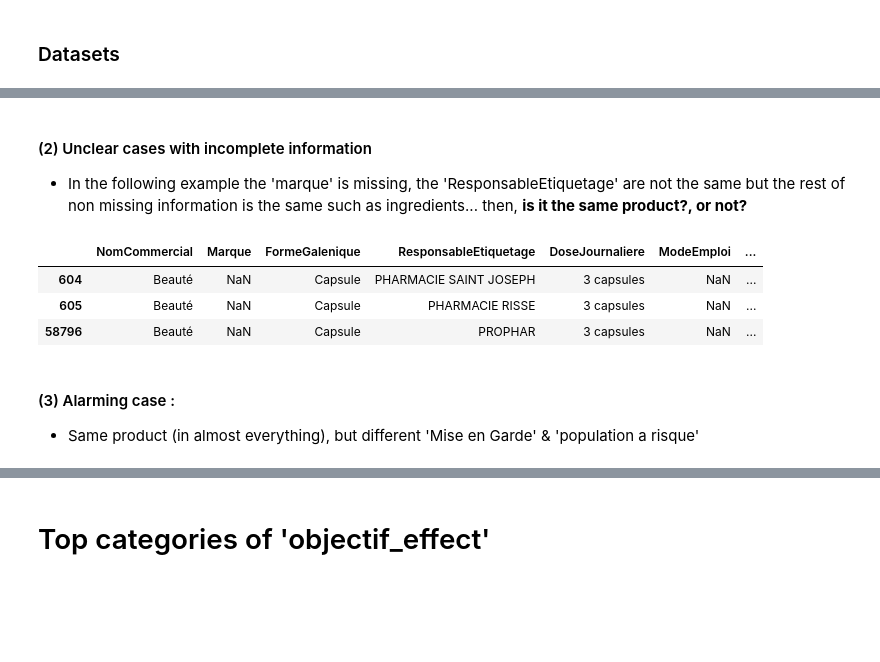
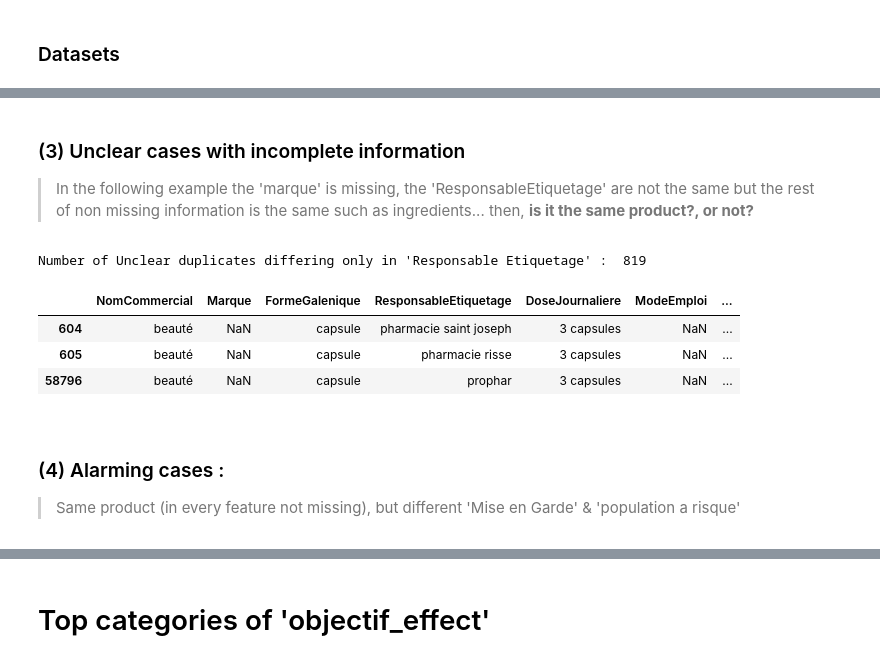
Before and after one commit to RamiroHR/hackathon_complements_alimentaires, a Jupyter notebook: Data_Exploration.ipynb, the cells around one changed output, grey strips where cells are left out. Cells and saved outputs as stored; diff of their text form; code cells hidden in the pictures; blank space fills up the shorter version.

```diff
--- a/Data_Exploration.ipynb
+++ b/Data_Exploration.ipynb
@@ -69,0 +79,3 @@ dtype: float64
+# %%
+df_complements = df_complements.apply(lambda x: x.str.lower() if(x.dtype == 'object') else x)
+df_complements.head()
@@ -69,0 +96,13 @@ dtype: float64
+# %%
+# ex = 295, 654
+print("Example Before Replacement: ", df_complements.loc[295,:].to_dict()['NomCommercial'])
+print("Example Before Replacement: ", df_complements.loc[654,:].to_dict()['objectif_effet'])
+print("Example Before Replacement: ", df_complements.loc[0,:].to_dict()['objectif_effet'])
+print("Example Before Replacement: ", df_complements.loc[29,:].to_dict()['NomCommercial'], '\n')
+
+df_complements = df_complements.map(dtf.remove_redundant_information)
+
+print("Example After Replacement: ", df_complements.loc[295,:].to_dict()['NomCommercial'])
+print("Example After Replacement: ", df_complements.loc[654,:].to_dict()['objectif_effet'])
+print("Example After Replacement: ", df_complements.loc[0,:].to_dict()['objectif_effet'])
+print("Example After Replacement: ", df_complements.loc[29,:].to_dict()['NomCommercial'], '\n')
@@ -69,0 +123,8 @@ dtype: float64
+# %%
+print("Example Before Replacement: ", df_complements.loc[6575,:].to_dict()['ModeEmploi'])
+print("Example Before Replacement: ", df_complements.loc[6575,:].to_dict()['population_a_risques'], '\n')
+
+df_complements = df_complements.map(dtf.replace_decimal_point)
+
+print("Example After Replacement: ", df_complements.loc[6575,:].to_dict()['ModeEmploi'])
+print("Example Before Replacement: ", df_complements.loc[6575,:].to_dict()['population_a_risques'])
@@ -70 +139,11 @@ dtype: float64
+# %%
+# mask = ['(' in s if isinstance(s,str) else False for s in df_complements['parties_plantes']]
+# idx = df_complements[mask].index[0]
+# print(idx)
+# print("Example Before Replacement: ", df_complements.loc[idx,:].to_dict()['parties_plantes'], '\n')
+
+cols = ['plantes', 'autres_ingredients']
+df_complements[cols] = df_complements[cols].map(dtf.replace_commas_in_parentheses)
+
+# print("Example Before Replacement: ", df_complements.loc[idx,:].to_dict()['autres_ingredients'], '\n')
 # %% [markdown]
@@ -144,13 +214,20 @@ dpp.display_example(df_complements, example_type = 'duplicated_but_with_typo')
 # %% [markdown]
-#### (2) Unclear cases with incomplete information
-* In the following example the 'marque' is missing, the 'ResponsableEtiquetage' are not the same but the rest of non missing information is the same such as ingredients... then, **is it the same product?, or not?**
+### (3) Unclear cases with incomplete information
+> In the following example the 'marque' is missing, the 'ResponsableEtiquetage' are not the same but the rest of non missing information is the same such as ingredients... then, **is it the same product?, or not?**
 # %%
+text = "Number of Unclear duplicates differing only in 'Responsable Etiquetage' : "
+to_exclude = ['ResponsableEtiquetage']
+print(text, df_complements.drop(to_exclude, axis=1).duplicated().sum(), '\n')
+
 dpp.display_example(df_complements, example_type = 'duplicated_unclear')
 # %% [output]
+Number of Unclear duplicates differing only in 'Responsable Etiquetage' :  819
 |  | NomCommercial | Marque | FormeGalenique | ResponsableEtiquetage | DoseJournaliere | ModeEmploi | ... |
-| 604 | Beauté | NaN | Capsule | PHARMACIE SAINT JOSEPH | 3 capsules | NaN | ... |
-| 605 | Beauté | NaN | Capsule | PHARMACIE RISSE | 3 capsules | NaN | ... |
-| 58796 | Beauté | NaN | Capsule | PROPHAR | 3 capsules | NaN | ... |
+| 604 | beauté | NaN | capsule | pharmacie saint joseph | 3 capsules | NaN | ... |
+| 605 | beauté | NaN | capsule | pharmacie risse | 3 capsules | NaN | ... |
+| 58796 | beauté | NaN | capsule | prophar | 3 capsules | NaN | ... |
+# %% [markdown]
+  </br>
 # %% [markdown]
-#### (3) Alarming case :
-* Same product (in almost everything), but different 'Mise en Garde' & 'population a risque'
+### (4) Alarming cases :
+> Same product (in every feature not missing), but different 'Mise en Garde' & 'population a risque'
```
Also changed, not shown: parts of 66 cells of this notebook, 4 other files.
